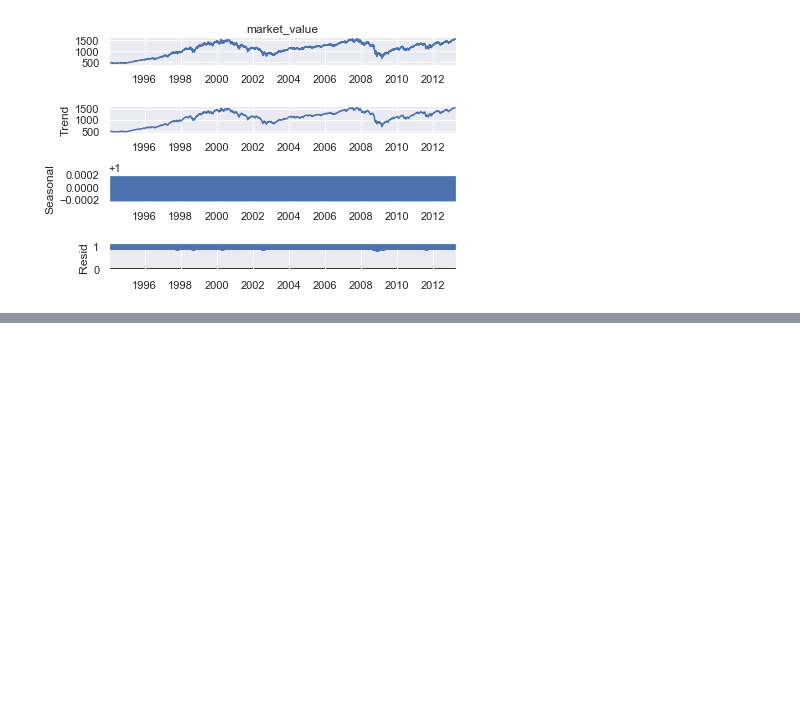
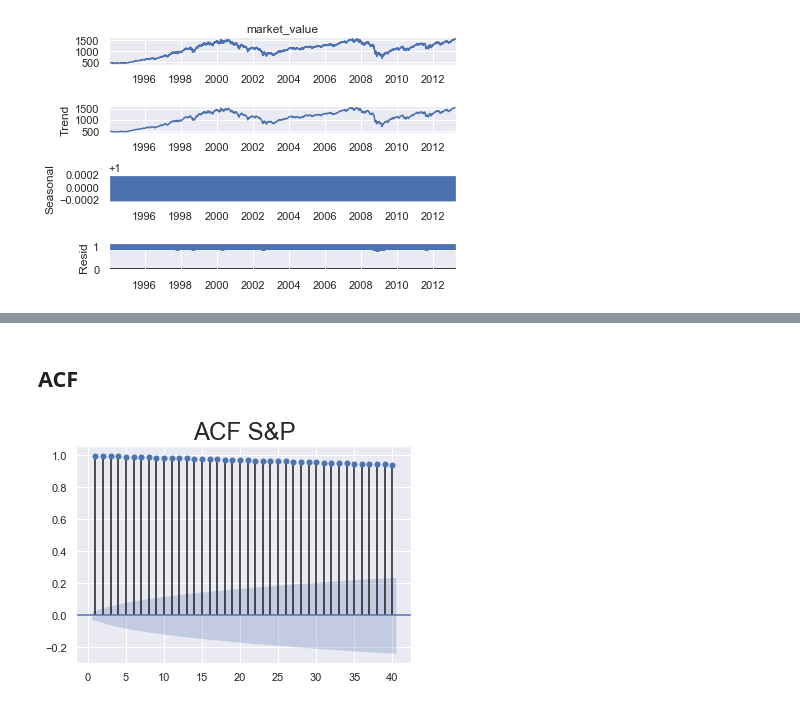
Before and after one commit to vishaldubey180/time-series-analysis-with-python, a Jupyter notebook: working with time series in python.ipynb, the cells around one changed output, grey strips where cells are left out. Cells and saved outputs as stored; diff of their text form; code cells hidden in the pictures; blank space fills up the shorter version.

```diff
--- a/working with time series in python.ipynb
+++ b/working with time series in python.ipynb
@@ -329,0 +355,9 @@ plt.show()
+# %% [markdown]
+## ACF
+# %%
+sgt.plot_acf(df.market_value, lags = 40, zero = False) #lags 40 means last 40 periods before the currennt nights
+# zero arguments indicates that whether we want to include current period values in the graphs
+plt.title("ACF S&P", size=24)
+plt.show()
+# %% [output]
+[figure, added]
```
Also changed, not shown: parts of 15 cells of this notebook, 1 other file.
